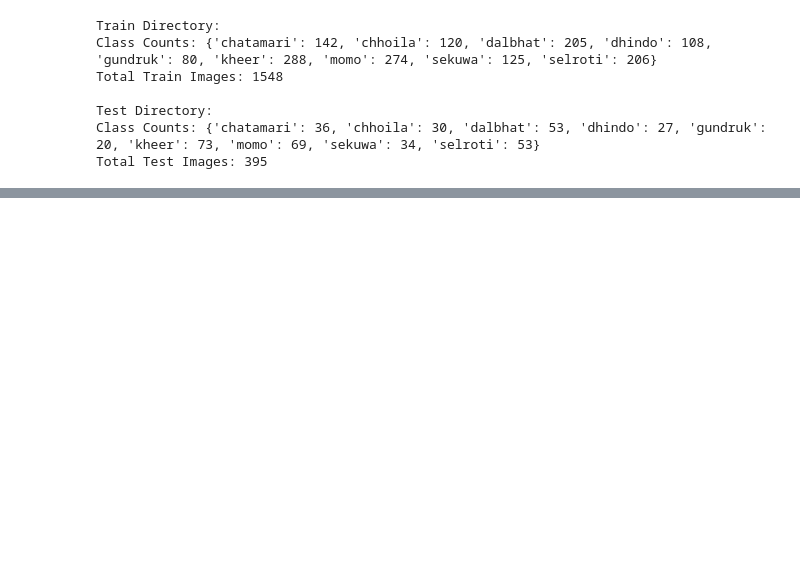
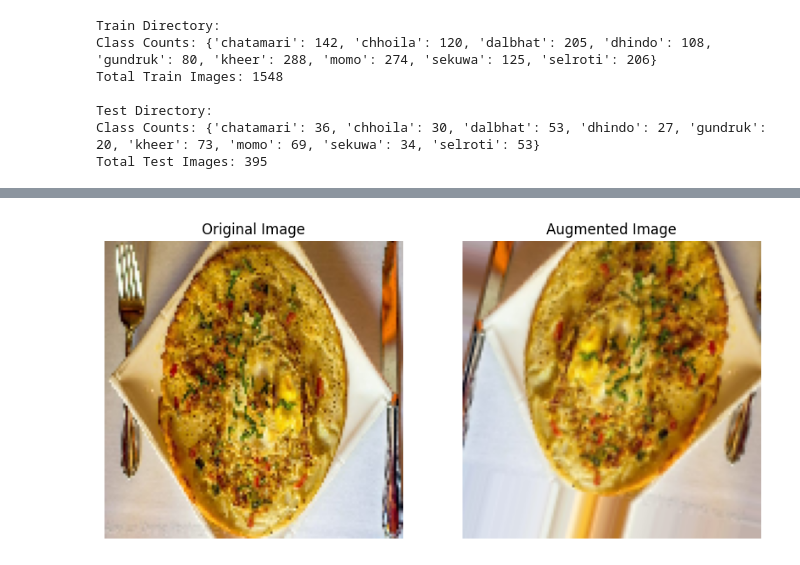
Before and after one commit to Suprem005/Food-Recipe-Generation-From-Food-Image, a Jupyter notebook: code.ipynb, the cells around one changed output, grey strips where cells are left out. Cells and saved outputs as stored; diff of their text form; code cells hidden in the pictures; blank space fills up the shorter version.

```diff
--- a/code.ipynb
+++ b/code.ipynb
@@ -63,0 +126,34 @@ TypeError: 'module' object is not callable
+# %%
+def display_image_before_after_augmentation(image_path):
+    # Load and preprocess the original image
+    original_img = load_img(image_path, target_size=IMAGE_SIZE)
+    original_img_array = img_to_array(original_img) / 255.0  # Normalize the image
+
+    # Apply augmentation
+    augmented_img_array = train_datagen.random_transform(original_img_array)
+
+    # Plot original and augmented images
+    plt.figure(figsize=(10, 5))
+
+    # Original Image
+    plt.subplot(1, 2, 1)
+    plt.imshow(original_img_array)
+    plt.axis('off')
+    plt.title('Original Image')
+
+    # Augmented Image
+    plt.subplot(1, 2, 2)
+    plt.imshow(augmented_img_array)
+    plt.axis('off')
+    plt.title('Augmented Image')
+
+    plt.show()
+
+# Example usage: Display the same image before and after augmentation
+class_name = 'chatamari'  # Replace with your class name
+image_name = '24.jpeg'  # Replace with your image file name
+image_path = os.path.join(DATASET_DIR, 'train', class_name, image_name)
+
+display_image_before_after_augmentation(image_path)
+# %% [output]
+[figure, added]
```
Also changed, not shown: parts of 3 cells of this notebook.
